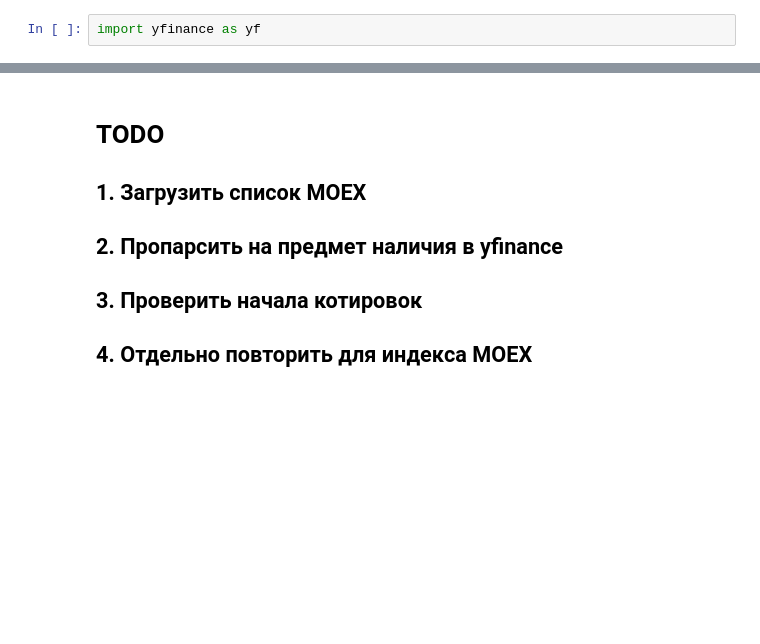
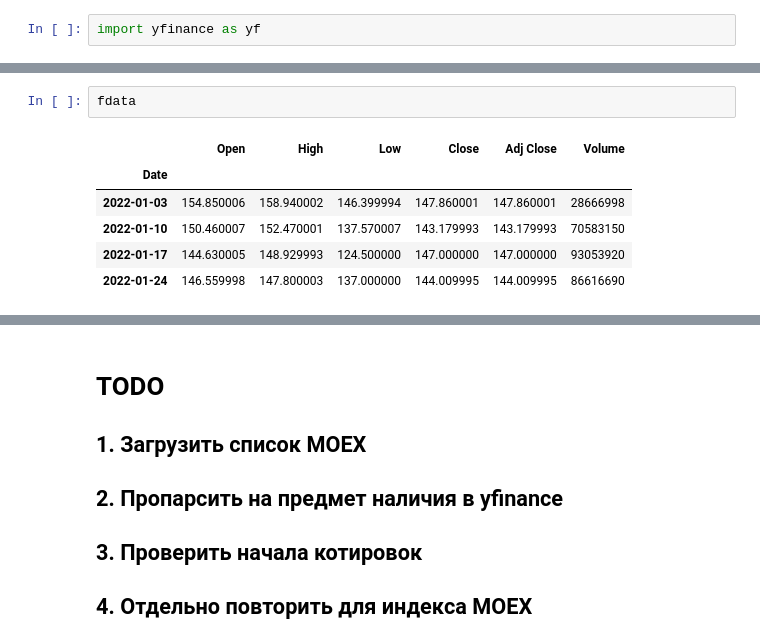
Before and after one commit to damnpav/news_analysis, a Jupyter notebook: _1_quotes.ipynb, the cells around one changed output, grey strips where cells are left out. Saved outputs shown, nothing was run; the diff lists cells and outputs as text; blank space fills up the shorter version.

```diff
--- a/_1_quotes.ipynb
+++ b/_1_quotes.ipynb
@@ -5,5 +5,14 @@ fdata = yf.download('SBER.ME', period='max', interval='1wk', start='2022-01-01',
 # %% [output]
 [*********************100%***********************]  1 of 1 completed
+# %%
+fdata
+# %% [output]
+|  | Open | High | Low | Close | Adj Close | Volume |
+| Date |  |  |  |  |  |  |
+| 2022-01-03 | 154.850006 | 158.940002 | 146.399994 | 147.860001 | 147.860001 | 28666998 |
+| 2022-01-10 | 150.460007 | 152.470001 | 137.570007 | 143.179993 | 143.179993 | 70583150 |
+| 2022-01-17 | 144.630005 | 148.929993 | 124.500000 | 147.000000 | 147.000000 | 93053920 |
+| 2022-01-24 | 146.559998 | 147.800003 | 137.000000 | 144.009995 | 144.009995 | 86616690 |
 # %%
 fdata
 # %% [output]
```
Also changed, not shown: parts of 14 cells of this notebook, 1 other file.
